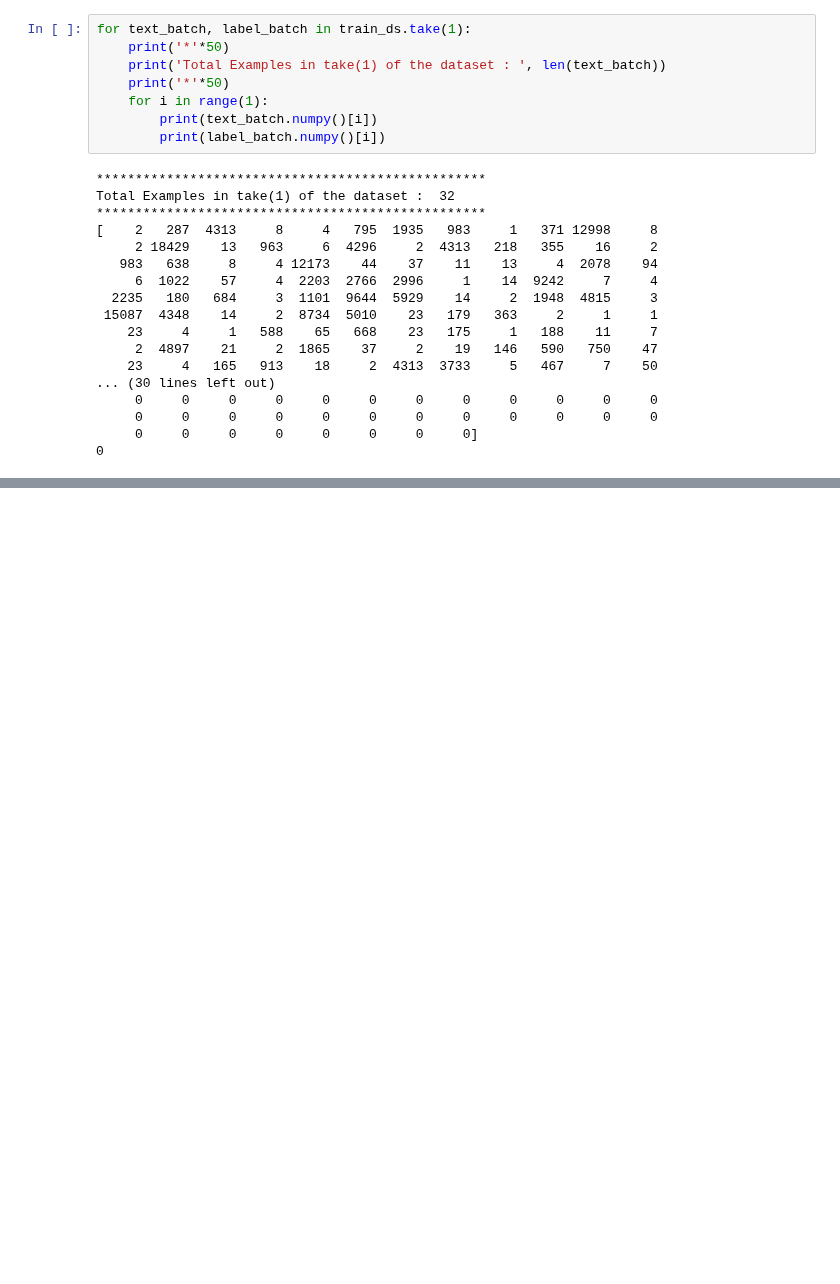
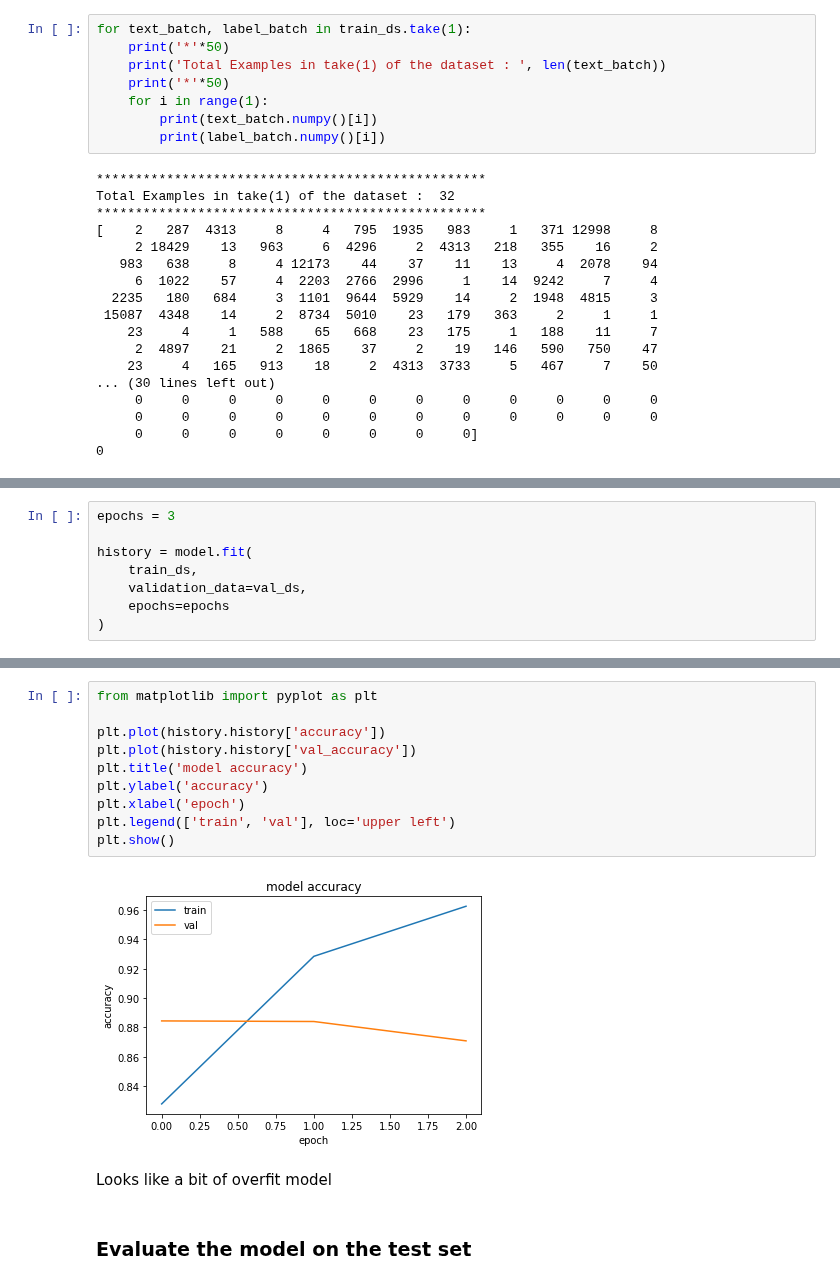
Before and after one commit to suvigyajain0101/NLP, a Jupyter notebook: Keras/Text_classification_from_scratch.ipynb, the cells around one changed output, grey strips where cells are left out. Drawn from its saved outputs; the diff is of its cells as text; blank space fills up the shorter version.

Commit message:
final model training results

```diff
--- a/Keras/Text_classification_from_scratch.ipynb
+++ b/Keras/Text_classification_from_scratch.ipynb
@@ -227,0 +283,8 @@ Total Examples in take(1) of the dataset :  32
+# %%
+epochs = 3
+
+history = model.fit(
+    train_ds,
+    validation_data=val_ds,
+    epochs=epochs
+)
@@ -227,0 +298,16 @@ Total Examples in take(1) of the dataset :  32
+# %%
+from matplotlib import pyplot as plt
+
+plt.plot(history.history['accuracy'])
+plt.plot(history.history['val_accuracy'])
+plt.title('model accuracy')
+plt.ylabel('accuracy')
+plt.xlabel('epoch')
+plt.legend(['train', 'val'], loc='upper left')
+plt.show()
+# %% [output]
+[figure, added]
+# %% [markdown]
+Looks like a bit of overfit model
+# %% [markdown]
+### Evaluate the model on the test set
```
Also changed, not shown: parts of 12 cells of this notebook.
